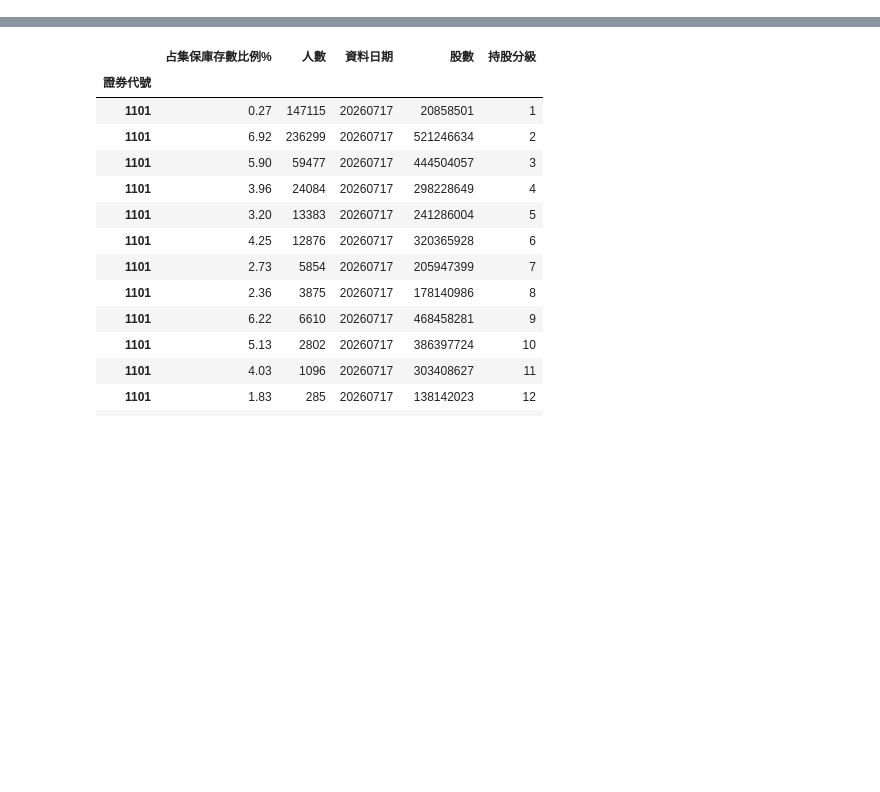
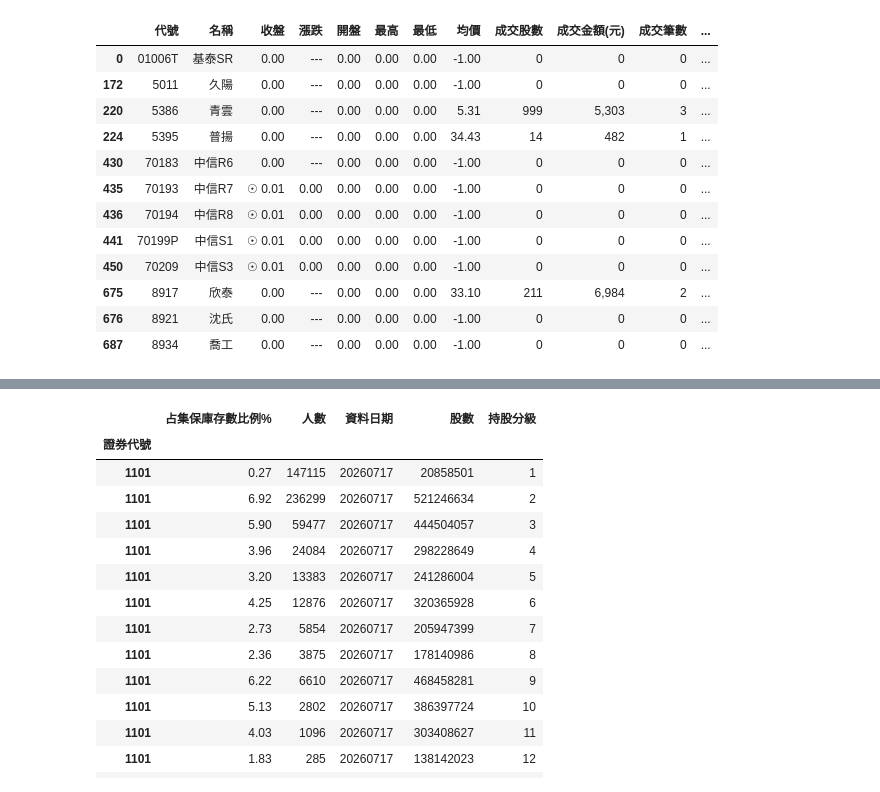
Before and after one commit to you-ming-hu/stocklab, a Jupyter notebook: playground/initiate/dev.ipynb, the cells around one changed output, grey strips where cells are left out. Drawn from its saved outputs; the diff is of its cells as text; code cells hidden in the pictures; blank space fills up the shorter version.

```diff
--- a/playground/initiate/dev.ipynb
+++ b/playground/initiate/dev.ipynb
@@ -36,0 +152,36 @@ df = processor.standardize(content, path)
+# %%
+from database.sources.technicals.otc.stocks.price_volume import version_1 as processor
+import pathlib
+
+root = pathlib.Path(
+    '/Users/youming/Documents/personal/stocklab/playground/data/init/otc/technicals/stocks/url_1/1st'
+)
+
+# name = '20070102'
+name = '20070420'
+
+path = root.joinpath(name).with_suffix('.html')
+
+content = processor.open(path)
+
+raw_df = processor.to_df(content)
+
+df = processor.standardize(content, path, False)
+
+df.head(5)
+
+raw_df.loc[df.isna().any(axis=1), :]
+# %% [output]
+|  | 代號 | 名稱 | 收盤 | 漲跌 | 開盤 | 最高 | 最低 | 均價 | 成交股數 | 成交金額(元) | 成交筆數 | ... |
+| 0 | 01006T | 基泰SR | 0.00 | --- | 0.00 | 0.00 | 0.00 | -1.00 | 0 | 0 | 0 | ... |
+| 172 | 5011 | 久陽 | 0.00 | --- | 0.00 | 0.00 | 0.00 | -1.00 | 0 | 0 | 0 | ... |
+| 220 | 5386 | 青雲 | 0.00 | --- | 0.00 | 0.00 | 0.00 | 5.31 | 999 | 5,303 | 3 | ... |
+| 224 | 5395 | 普揚 | 0.00 | --- | 0.00 | 0.00 | 0.00 | 34.43 | 14 | 482 | 1 | ... |
+| 430 | 70183 | 中信R6 | 0.00 | --- | 0.00 | 0.00 | 0.00 | -1.00 | 0 | 0 | 0 | ... |
+| 435 | 70193 | 中信R7 | ☉ 0.01 | 0.00 | 0.00 | 0.00 | 0.00 | -1.00 | 0 | 0 | 0 | ... |
+| 436 | 70194 | 中信R8 | ☉ 0.01 | 0.00 | 0.00 | 0.00 | 0.00 | -1.00 | 0 | 0 | 0 | ... |
+| 441 | 70199P | 中信S1 | ☉ 0.01 | 0.00 | 0.00 | 0.00 | 0.00 | -1.00 | 0 | 0 | 0 | ... |
+| 450 | 70209 | 中信S3 | ☉ 0.01 | 0.00 | 0.00 | 0.00 | 0.00 | -1.00 | 0 | 0 | 0 | ... |
+| 675 | 8917 | 欣泰 | 0.00 | --- | 0.00 | 0.00 | 0.00 | 33.10 | 211 | 6,984 | 2 | ... |
+| 676 | 8921 | 沈氏 | 0.00 | --- | 0.00 | 0.00 | 0.00 | -1.00 | 0 | 0 | 0 | ... |
+| 687 | 8934 | 喬工 | 0.00 | --- | 0.00 | 0.00 | 0.00 | -1.00 | 0 | 0 | 0 | ... |
```
Also changed, not shown: parts of 62 cells of this notebook, 19 other files.
